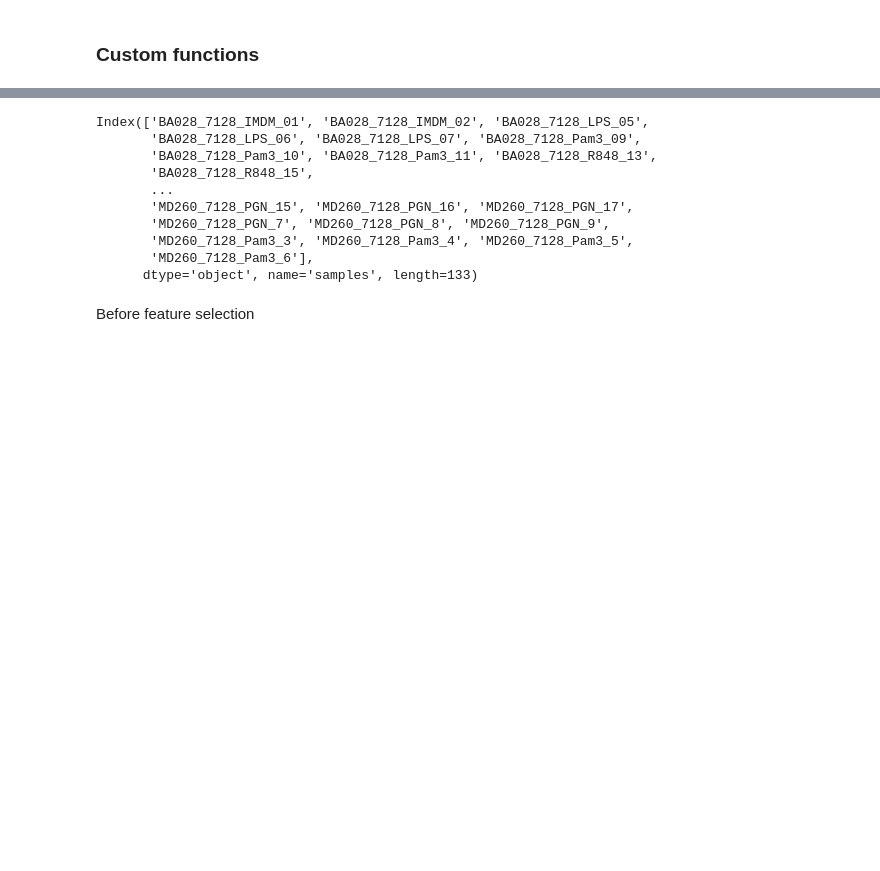
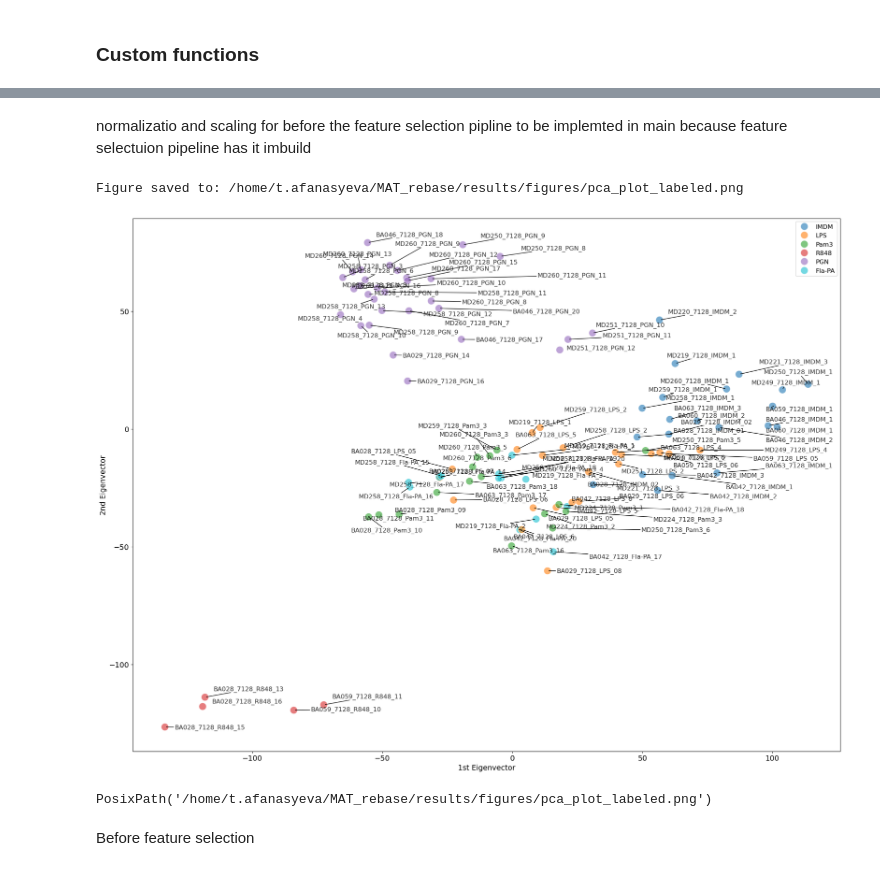
Before and after one commit to sqn-bioinformatics/MATseq, a Jupyter notebook: notebooks/1_data_processing.ipynb, the cells around one changed output, grey strips where cells are left out. Saved outputs shown, nothing was run; the diff lists cells and outputs as text; code cells hidden in the pictures; blank space fills up the shorter version.

```diff
--- a/notebooks/1_data_processing.ipynb
+++ b/notebooks/1_data_processing.ipynb
@@ -118,13 +56,0 @@ normalized_df.head()
-# %%
-normalized_df.index
-# %% [output]
-Index(['BA028_7128_IMDM_01', 'BA028_7128_IMDM_02', 'BA028_7128_LPS_05',
-       'BA028_7128_LPS_06', 'BA028_7128_LPS_07', 'BA028_7128_Pam3_09',
-       'BA028_7128_Pam3_10', 'BA028_7128_Pam3_11', 'BA028_7128_R848_13',
-       'BA028_7128_R848_15',
-       ...
-       'MD260_7128_PGN_15', 'MD260_7128_PGN_16', 'MD260_7128_PGN_17',
-       'MD260_7128_PGN_7', 'MD260_7128_PGN_8', 'MD260_7128_PGN_9',
-       'MD260_7128_Pam3_3', 'MD260_7128_Pam3_4', 'MD260_7128_Pam3_5',
-       'MD260_7128_Pam3_6'],
-      dtype='object', name='samples', length=133)
@@ -134,3 +57,20 @@ labels["label"] = [i.split("_")[2] for i in normalized_df.index]
+# %%
+train_df = pd.read_csv(
+    "/home/t.afanasyeva/MAT_rebase/results/training_data/training_data_with_labels.csv",
+    index_col=0,
+)
+labels = train_df["label"].to_numpy()
+train_df.drop(columns=["label"], inplace=True)
+# %% [markdown]
+normalizatio and scaling for before the feature selection pipline to be implemted in main because feature selectuion pipeline has it imbuild
+# %%
+normalized_df = normalize_rpm(data.copy())
+scaled_data = StandardScaler().fit_transform(normalized_df)
+plot_pca_for_pandas(train_df, labels, with_sample_names=True)
+# %% [output]
+Figure saved to: /home/t.afanasyeva/MAT_rebase/results/figures/pca_plot_labeled.png
+[figure, added]
+PosixPath('/home/t.afanasyeva/MAT_rebase/results/figures/pca_plot_labeled.png')
 # %% [markdown]
 Before feature selection
 # %%
```
Also changed, not shown: parts of 15 cells of this notebook, 17 other files.
